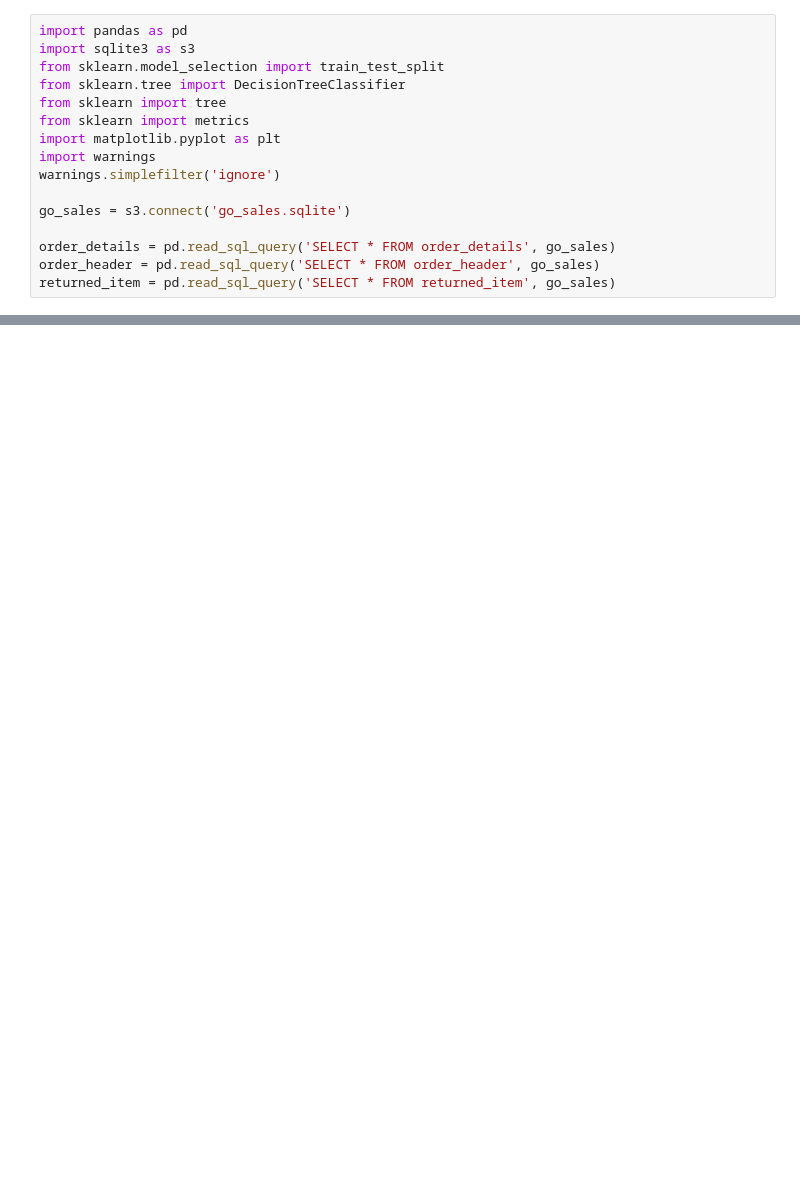
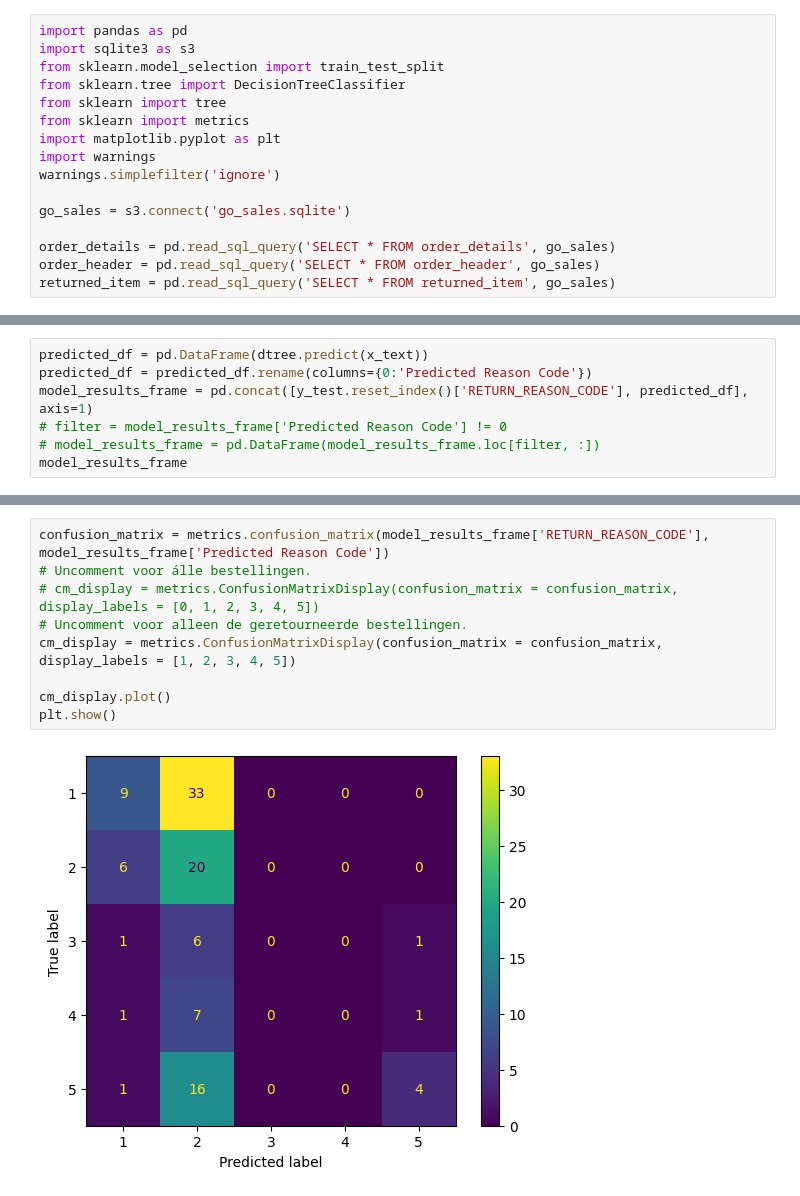
Before and after one commit to david1law/DEDS_Portfolio, a Jupyter notebook: Practicum_8.2_Opdrachten.ipynb, the cells around one changed output, grey strips where cells are left out. Cells and saved outputs as stored; diff of their text form; blank space fills up the shorter version.

Commit message:
8.2 afgerond. opties voor alle en selectie van bestellingen

```diff
--- a/Practicum_8.2_Opdrachten.ipynb
+++ b/Practicum_8.2_Opdrachten.ipynb
@@ -48,0 +74,7 @@ plt.show()
+# %%
+predicted_df = pd.DataFrame(dtree.predict(x_text))
+predicted_df = predicted_df.rename(columns={0:'Predicted Reason Code'})
+model_results_frame = pd.concat([y_test.reset_index()['RETURN_REASON_CODE'], predicted_df], axis=1)
+# filter = model_results_frame['Predicted Reason Code'] != 0
+# model_results_frame = pd.DataFrame(model_results_frame.loc[filter, :])
+model_results_frame
@@ -48,0 +95,11 @@ plt.show()
+# %%
+confusion_matrix = metrics.confusion_matrix(model_results_frame['RETURN_REASON_CODE'], model_results_frame['Predicted Reason Code'])
+# Uncomment voor álle bestellingen.
+# cm_display = metrics.ConfusionMatrixDisplay(confusion_matrix = confusion_matrix, display_labels = [0, 1, 2, 3, 4, 5])
+# Uncomment voor alleen de geretourneerde bestellingen.
+cm_display = metrics.ConfusionMatrixDisplay(confusion_matrix = confusion_matrix, display_labels = [1, 2, 3, 4, 5])
+
+cm_display.plot()
+plt.show()
+# %% [output]
+[figure, added]
```
Also changed, not shown: parts of 4 cells of this notebook.
